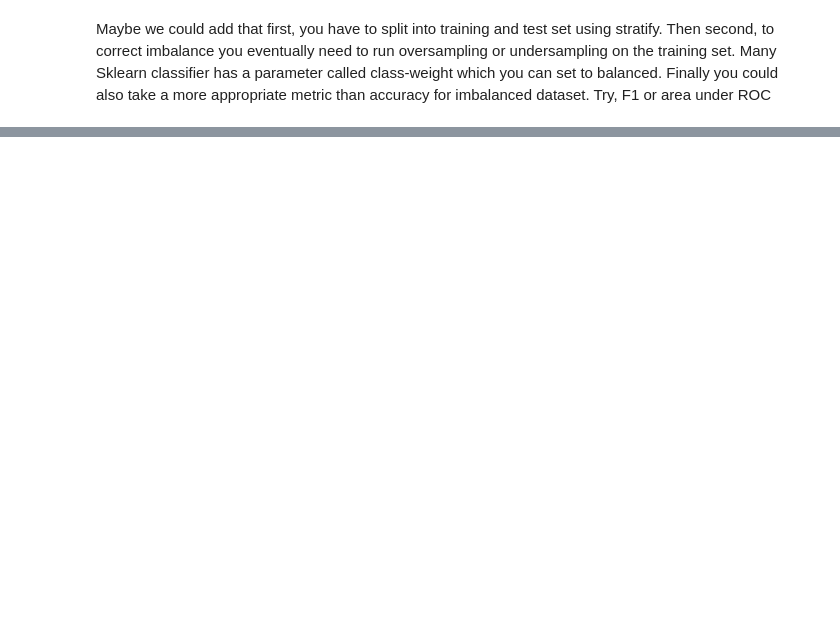
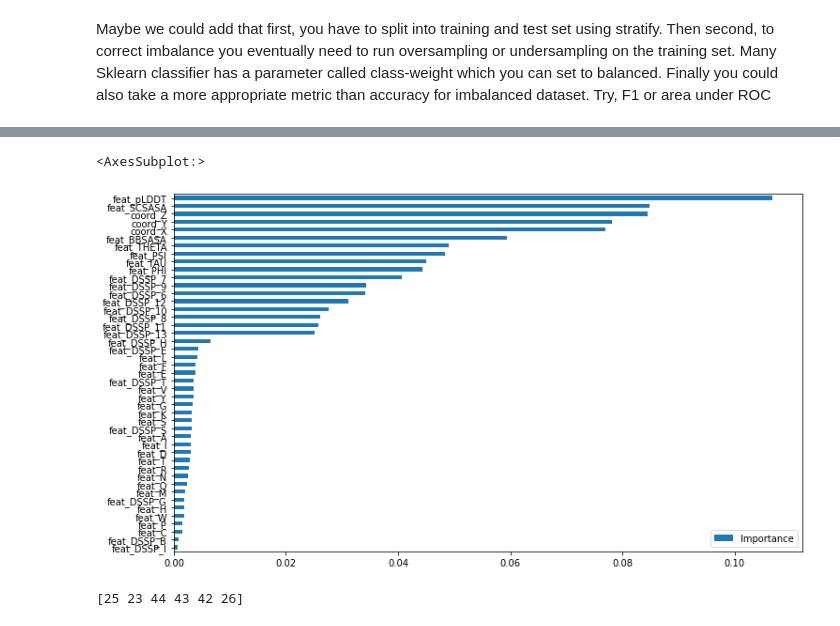
Before and after one commit to rayan-roy/Team-Snowflakes, a Jupyter notebook: Cyclica_challenge_Notebook.ipynb, the cells around one changed output, grey strips where cells are left out. Saved outputs shown, nothing was run; the diff lists cells and outputs as text; code cells hidden in the pictures; blank space fills up the shorter version.

```diff
--- a/Cyclica_challenge_Notebook.ipynb
+++ b/Cyclica_challenge_Notebook.ipynb
@@ -318,0 +310,13 @@ y_test_submission = xgb.predict(df_test)
+# %%
+fi = pd.DataFrame(rf.feature_importances_, index=X.columns, columns=['Importance'])
+fi = fi.sort_values('Importance')
+fi.plot.barh(figsize=(12,7))
+# %% [output]
+<AxesSubplot:>
+[figure, added]
+# %%
+importances = BRFC.feature_importances_
+indices = np.argsort(importances)[-6:]
+print(indices)
+# %% [output]
+[25 23 44 43 42 26]
```
Also changed, not shown: parts of 87 cells of this notebook.
